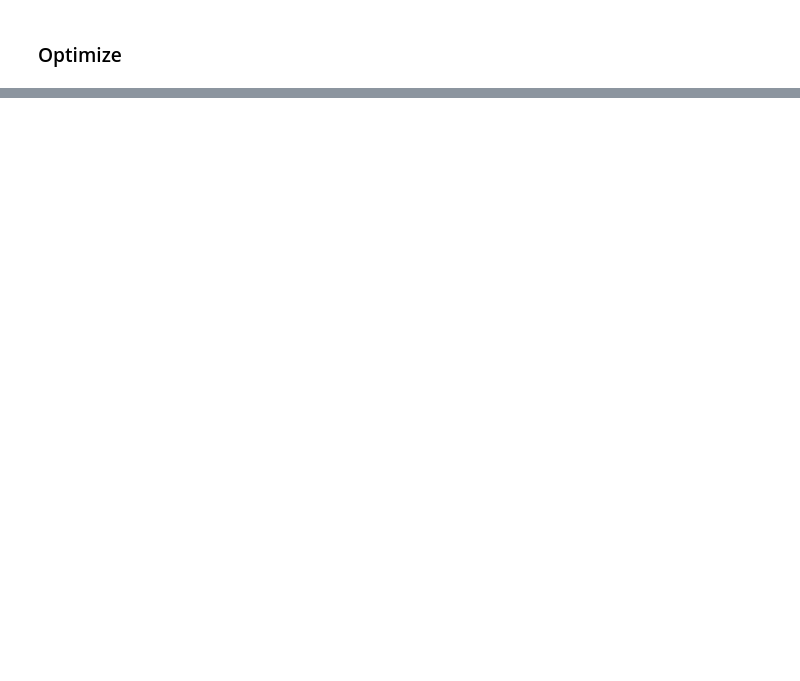
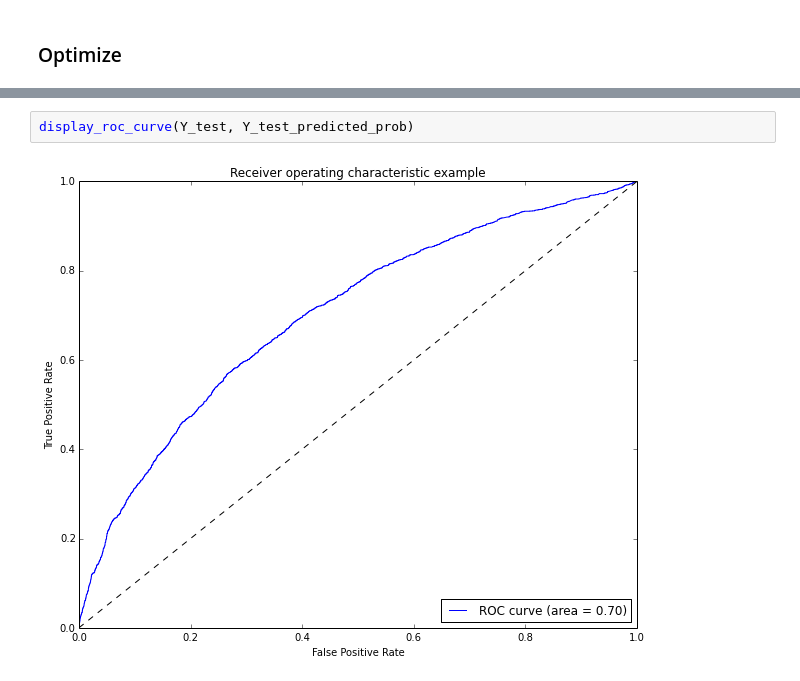
Before and after one commit to arisha84/fall_2014_assignments, a Jupyter notebook: project/Presentaion.ipynb, the cells around one changed output, grey strips where cells are left out. Drawn from its saved outputs; the diff is of its cells as text; blank space fills up the shorter version.

```diff
--- a/project/Presentaion.ipynb
+++ b/project/Presentaion.ipynb
@@ -165,0 +368,4 @@ first try: remove features with less than 20
+# %%
+display_roc_curve(Y_test, Y_test_predicted_prob)
+# %% [output]
+[figure, added]
```
Also changed, not shown: parts of 41 cells of this notebook, 2 other files.
